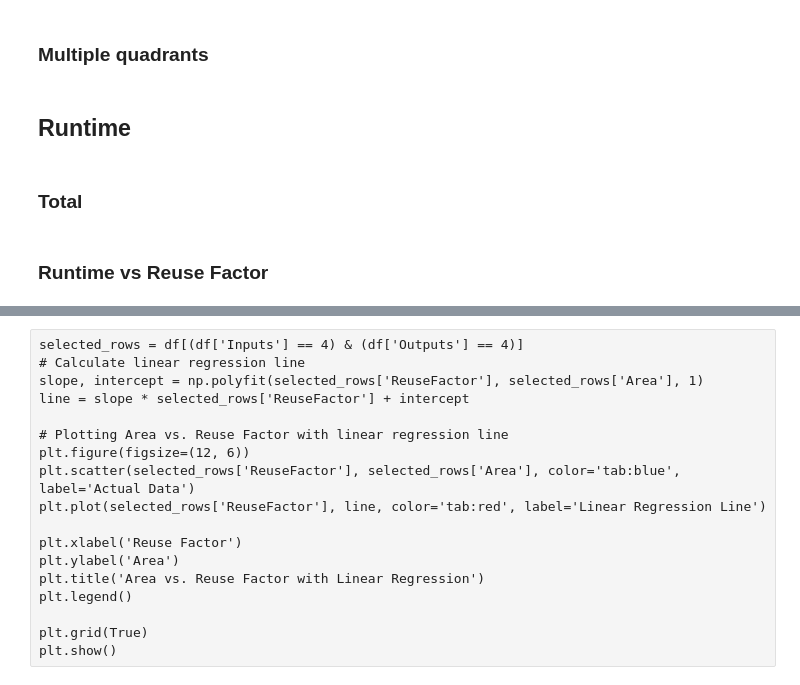
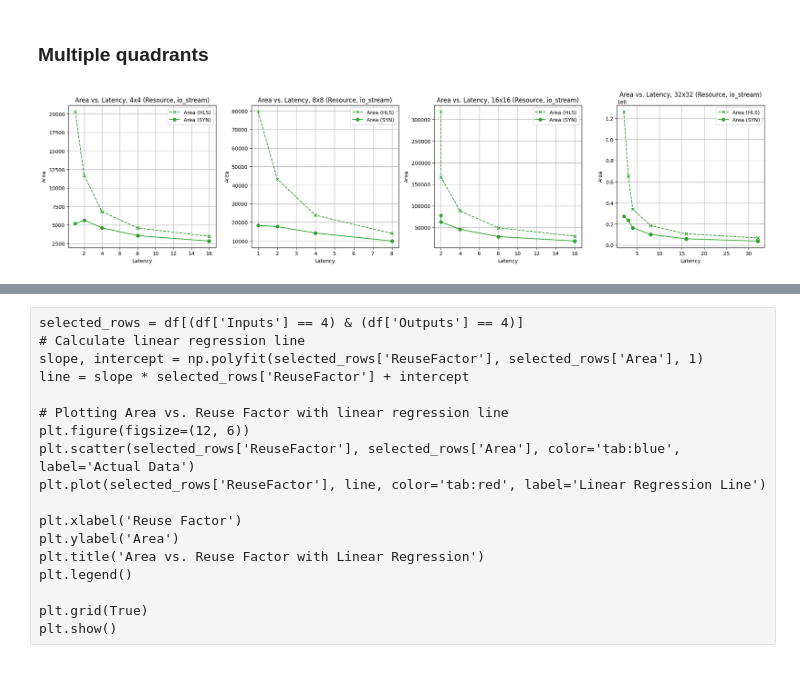
Before and after one commit to GiuseppeDiGuglielmo/trebuchet, a Jupyter notebook: dse/dense/02/visualization.ipynb, the cells around one changed output, grey strips where cells are left out. Drawn from its saved outputs; the diff is of its cells as text; code cells hidden in the pictures.

```diff
--- a/dse/dense/02/visualization.ipynb
+++ b/dse/dense/02/visualization.ipynb
@@ -84,22 +117,20 @@ plot_interactive_area_vs_latency(data=df)
 ### Multiple quadrants
 # %%
 quadrant_pairs = [(4, 4), (8, 8), (16, 16), (32, 32)]
-SHOW_AREA_HLS=False
+SHOW_AREA_HLS=True
 SHOW_AREA_SYN=True
 SHOW_LATENCY=True
 SHOW_RF1=True
 SHOW_VERTICAL=False
-STRATEGY='Resource'
-IOTYPE='io_stream'
+STRATEGY='Resource' # 'Resource', 'Latency'
+IOTYPE='io_stream' # 'io_stream', 'io_parallel'
 
 plot_multiple_area_vs_latency(df, quadrant_pairs,
                               strategy=STRATEGY,
                               iotype=IOTYPE,
                               vertical=SHOW_VERTICAL,
                               show_area_hls=SHOW_AREA_HLS,
                               show_area_syn=SHOW_AREA_SYN,
                               show_rf1=SHOW_RF1)
+# %% [output]
+[figure, added]
-# %% [markdown]
-## Runtime
-# %% [markdown]
-### Total
@@ -119,2 +136,0 @@ print(f'Total runtime for RTLCompiler : {total_runtime_syn:10d} seconds ({conver
-# %% [markdown]
-### Runtime vs Reuse Factor
```
Also changed, not shown: parts of 23 cells of this notebook, 2 other files.
